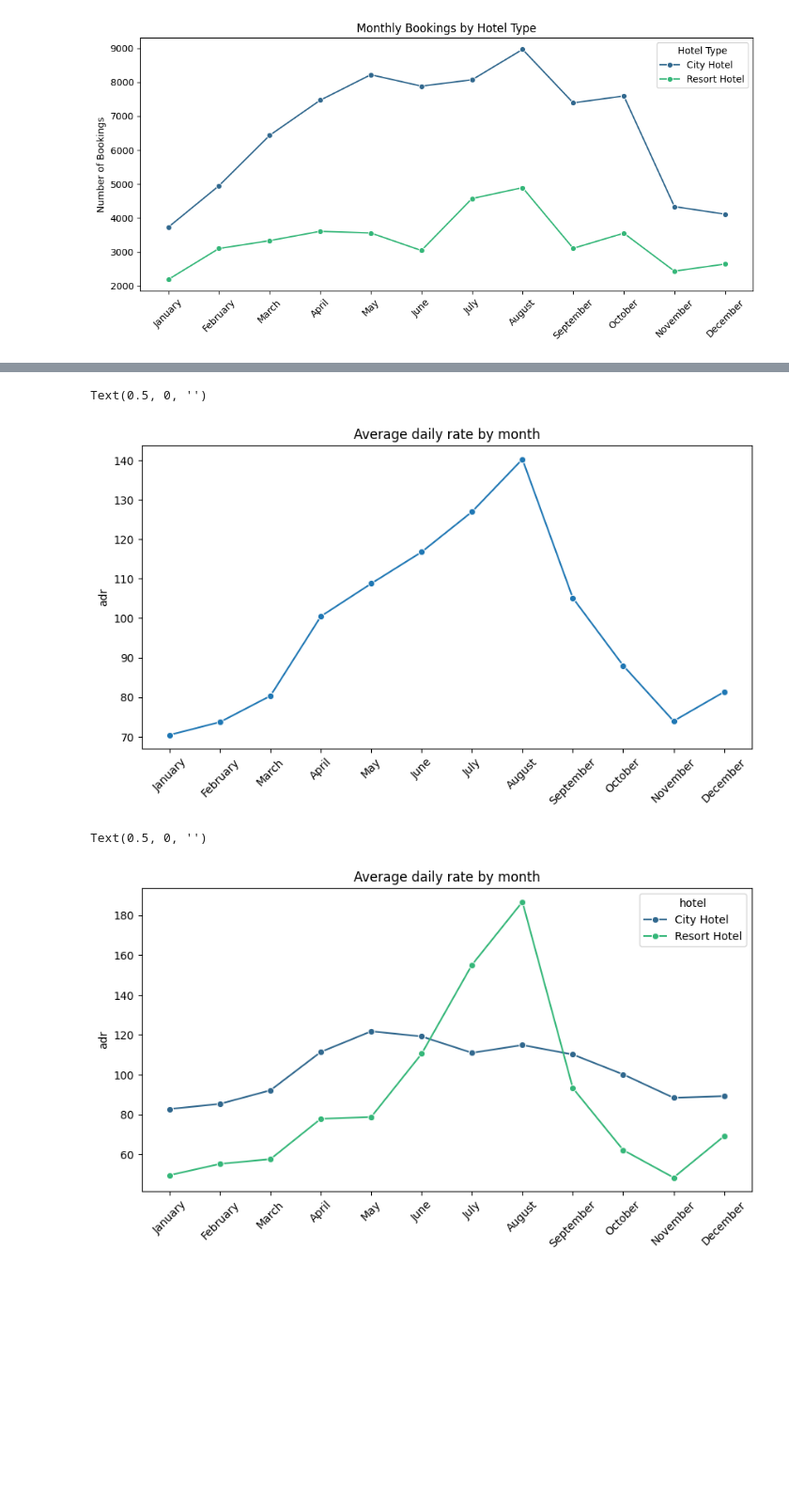
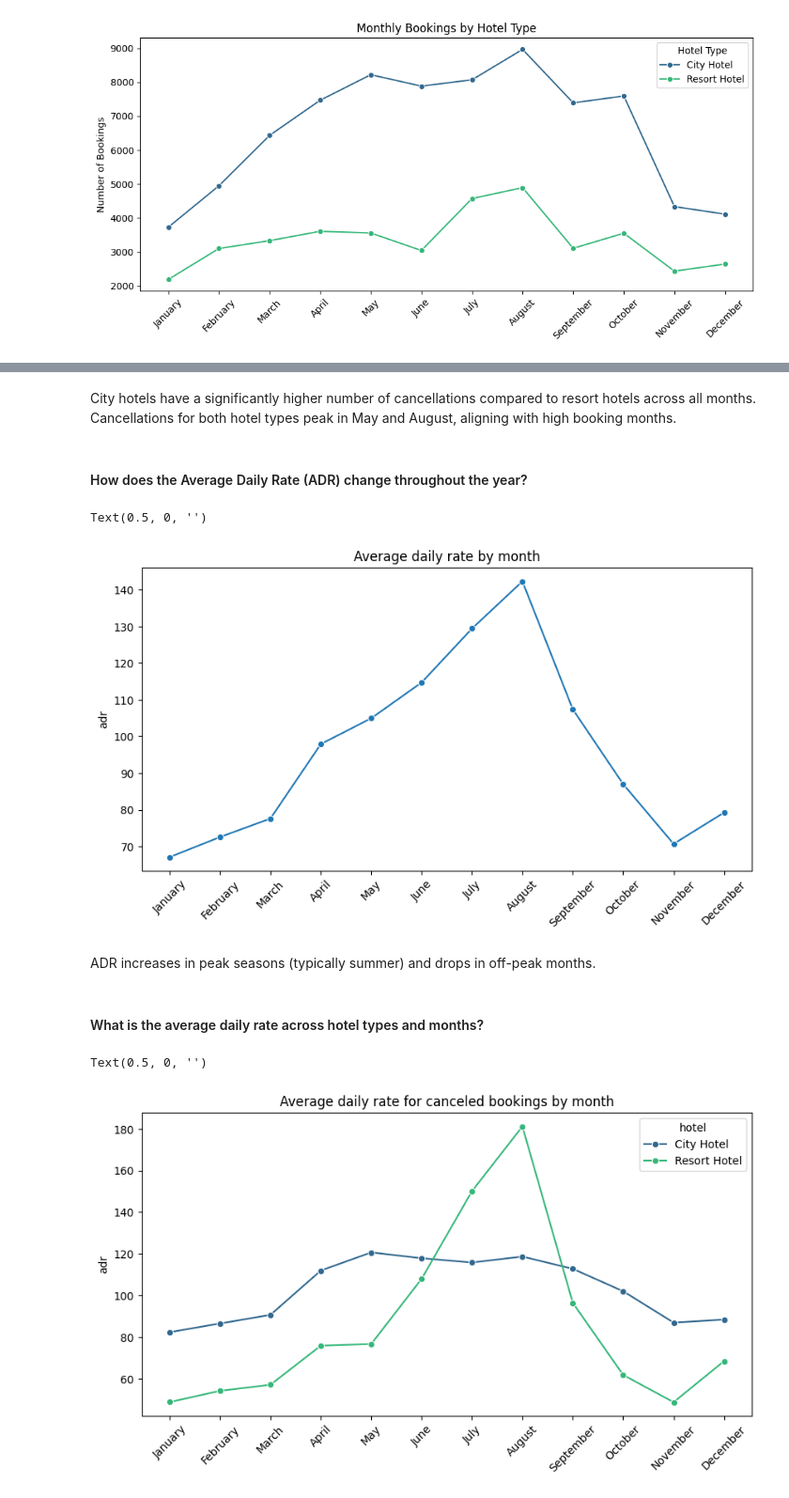
Before and after one commit to Parth-11022004/hotel_booking_cancellation_prediction, a Jupyter notebook: Hotel_bookings_EDA.ipynb, the cells around one changed output, grey strips where cells are left out. Shown at 94% size. Saved outputs shown, nothing was run; the diff lists cells and outputs as text; code cells hidden in the pictures; blank space fills up the shorter version.

```diff
--- a/Hotel_bookings_EDA.ipynb
+++ b/Hotel_bookings_EDA.ipynb
@@ -206,5 +216,9 @@ plt.show()
+# %% [markdown]
+City hotels have a significantly higher number of cancellations compared to resort hotels across all months. Cancellations for both hotel types peak in May and August, aligning with high booking months.
+# %% [markdown]
+#### How does the Average Daily Rate (ADR) change throughout the year?
 # %%
-adr_df = df_copy.groupby('arrival_date_month',observed=False)['adr'].mean().reset_index()
+adr_df = df_copy[df_copy['is_canceled']==0].groupby('arrival_date_month',observed=False)['adr'].mean().reset_index()
 plt.figure(figsize=(10,5))
 sns.lineplot(data=adr_df,x='arrival_date_month',y='adr',marker='o')
 plt.title('Average daily rate by month')
@@ -212,14 +226,18 @@ plt.xticks(rotation=45)
 plt.xlabel('')
 # %% [output]
 Text(0.5, 0, '')
-[figure, old version]
+[figure, new version]
+# %% [markdown]
+ADR increases in peak seasons (typically summer) and drops in off-peak months.
+# %% [markdown]
+#### What is the average daily rate across hotel types and months?
 # %%
-adr_df_hotel = df_copy.groupby(['arrival_date_month','hotel'],observed=False)['adr'].mean().reset_index()
+adr_df_hotel = df_copy[df_copy['is_canceled']==0].groupby(['arrival_date_month','hotel'],observed=False)['adr'].mean().reset_index()
 plt.figure(figsize=(10,5))
 sns.lineplot(data=adr_df_hotel,x='arrival_date_month',y='adr',hue='hotel',marker='o',palette='viridis')
-plt.title('Average daily rate by month')
+plt.title('Average daily rate for canceled bookings by month')
 plt.xticks(rotation=45)
 plt.xlabel('')
 # %% [output]
 Text(0.5, 0, '')
-[figure, old version]
+[figure, new version]
```
Also changed, not shown: parts of 20 cells of this notebook.
